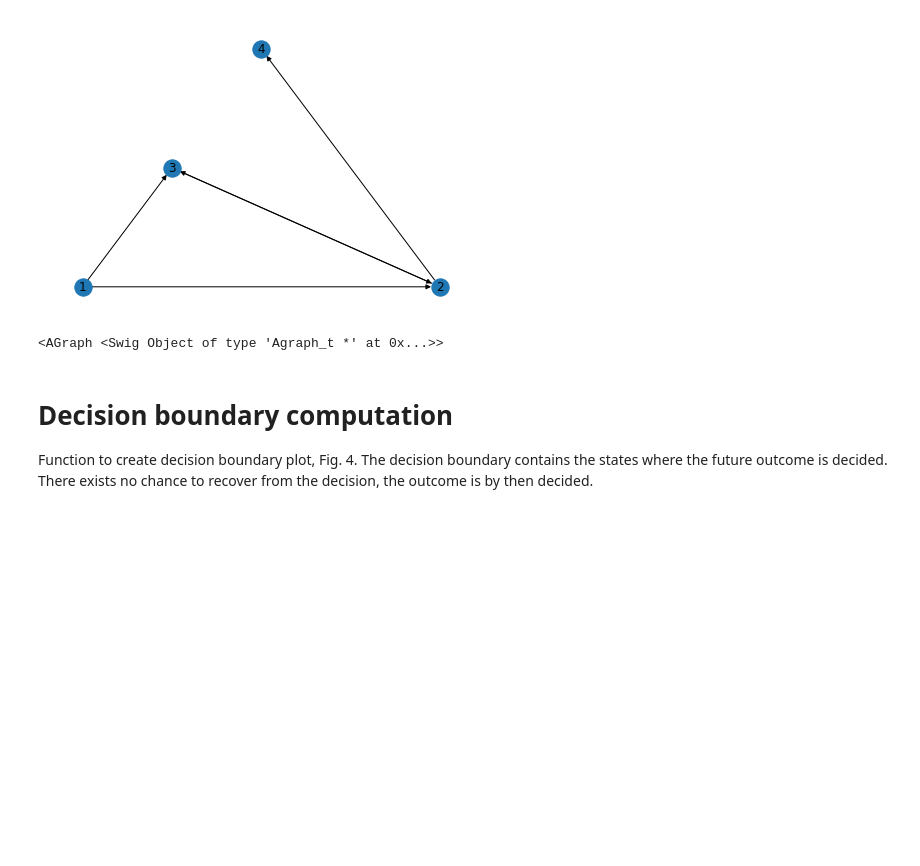
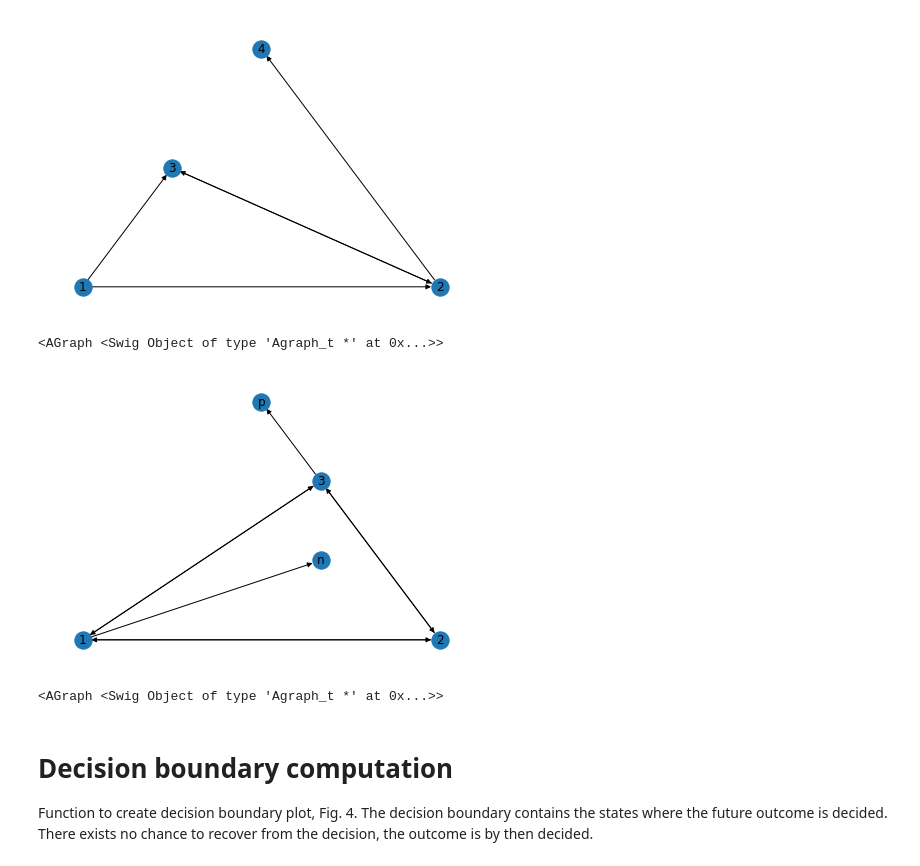
Before and after one commit to smartjourneymining/bpi_games, a Jupyter notebook: main.ipynb, the cells around one changed output. Saved outputs shown, nothing was run; the diff lists cells and outputs as text; code cells hidden in the pictures; blank space fills up the shorter version.

```diff
--- a/main.ipynb
+++ b/main.ipynb
@@ -1,7 +1,6 @@
 # %%
 # global variables
-
-SAVE_ELEMENTS = False
+SAVE_ELEMENTS = True
 
 #paths
 BPI_PATH = 'BPI Challenge 2017.xes'
@@ -13,7 +12,7 @@ SPEAK_THRESHOLD = 600
 DAY_DIFFERENCE = 20
 
 # verfification
-VERIFYTA_PATH = ".../verifyta"
+VERIFYTA_PATH = "/home/paul/Downloads/uppaal-4.1.20-stratego-9-linux64/bin/verifyta"
 INTERMEDIATE_MODEL_NAME = "bpi2017subgraph.xml"
 
 # transition system
@@ -107,6 +94,7 @@ def contains(trace, element):
     for event in trace:
         if event['concept:name']==element:
             return True
+    return False
 # %% [markdown]
 # Preprocessing of the log
 Several operations are performed:
@@ -571,6 +727,29 @@ A
 # %% [output]
 [figure]
 <AGraph <Swig Object of type 'Agraph_t *' at 0x...>>
+# %%
+# Example for 0-time unrolling with positive and negative target point
+G=nx.DiGraph()
+G.add_nodes_from(["1","2","3","p", "n"])
+G.add_edges_from([("1","2"),("2","1"),("1","3"),("3","1"),("2","3"),("3", "2"), ("1", "n"),("3", "p")])
+target = ['p', 'n']
+
+pos = nx.planar_layout(G)
+nx.draw(G, with_labels = True, pos = pos)
+plt.show()
+
+k = 1
+start = "1"
+
+G_gen = unroll(G, start,target,0)
+A = to_agraph(G_gen)
+A.layout('dot', args='-Grankdir=LR')
+if SAVE_ELEMENTS or True:
+    A.draw('gen.png')
+A
+# %% [output]
+[figure, added]
+<AGraph <Swig Object of type 'Agraph_t *' at 0x...>>
 # %%
 # unrolling of user journey game
 target = [s for s in g_before_colored.nodes if "positive" in s or "negative" in s]
```
Also changed, not shown: parts of 33 cells of this notebook.
